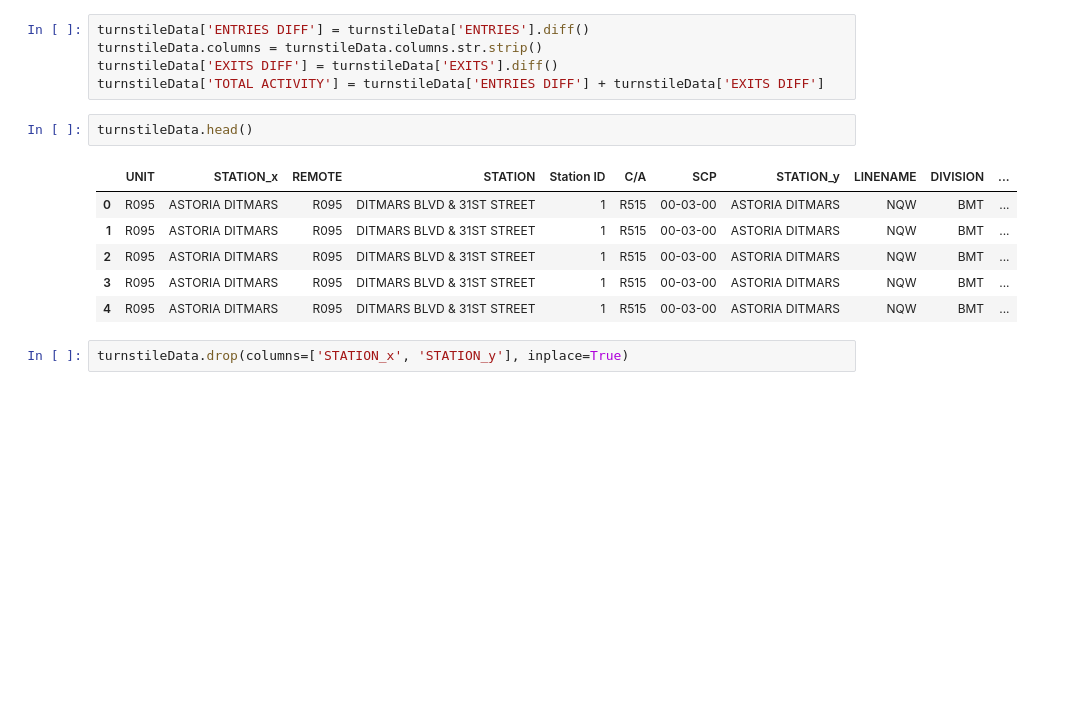
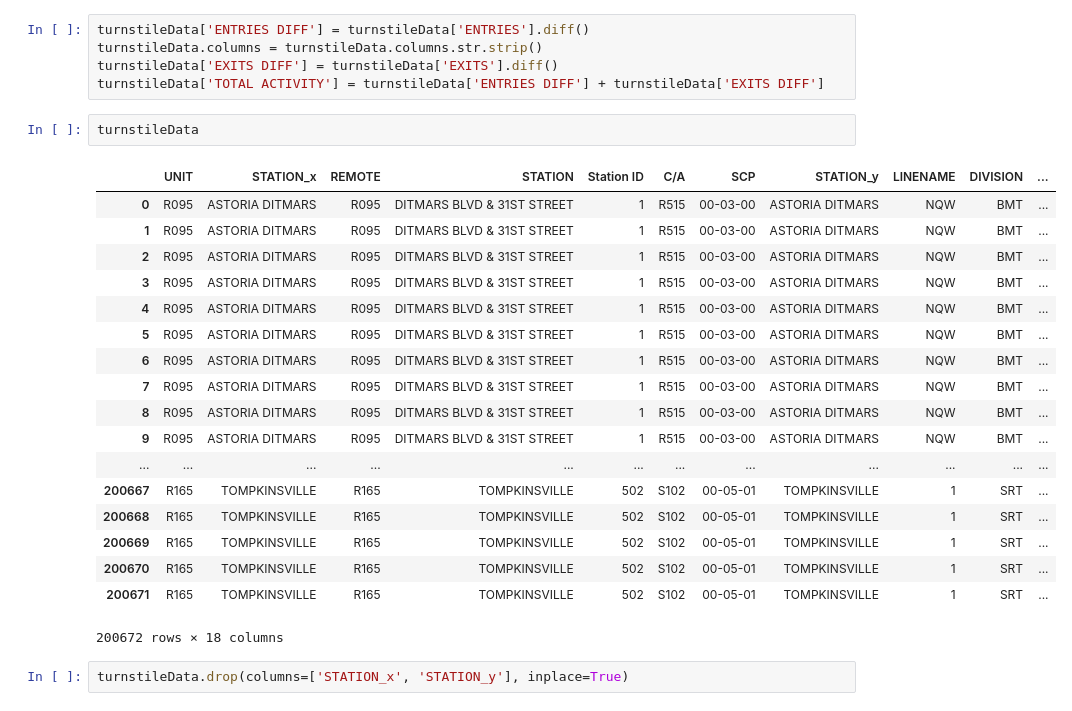
Before and after one commit to SpacePatroller/MTA_RIDERSHIP_ANALYSIS, a Jupyter notebook: csv_to_sqllite.ipynb, the cells around one changed output. Saved outputs shown, nothing was run; the diff lists cells and outputs as text; blank space fills up the shorter version.

```diff
--- a/csv_to_sqllite.ipynb
+++ b/csv_to_sqllite.ipynb
@@ -118,14 +118,26 @@ turnstileData.columns = turnstileData.columns.str.strip()
 turnstileData['EXITS DIFF'] = turnstileData['EXITS'].diff()
 turnstileData['TOTAL ACTIVITY'] = turnstileData['ENTRIES DIFF'] + turnstileData['EXITS DIFF']
 # %%
-turnstileData.head()
+turnstileData
 # %% [output]
 |  | UNIT | STATION_x | REMOTE | STATION | Station ID | C/A | SCP | STATION_y | LINENAME | DIVISION | ... |
 | 0 | R095 | ASTORIA DITMARS | R095 | DITMARS BLVD & 31ST STREET | 1 | R515 | 00-03-00 | ASTORIA DITMARS | NQW | BMT | ... |
 | 1 | R095 | ASTORIA DITMARS | R095 | DITMARS BLVD & 31ST STREET | 1 | R515 | 00-03-00 | ASTORIA DITMARS | NQW | BMT | ... |
 | 2 | R095 | ASTORIA DITMARS | R095 | DITMARS BLVD & 31ST STREET | 1 | R515 | 00-03-00 | ASTORIA DITMARS | NQW | BMT | ... |
 | 3 | R095 | ASTORIA DITMARS | R095 | DITMARS BLVD & 31ST STREET | 1 | R515 | 00-03-00 | ASTORIA DITMARS | NQW | BMT | ... |
 | 4 | R095 | ASTORIA DITMARS | R095 | DITMARS BLVD & 31ST STREET | 1 | R515 | 00-03-00 | ASTORIA DITMARS | NQW | BMT | ... |
+| 5 | R095 | ASTORIA DITMARS | R095 | DITMARS BLVD & 31ST STREET | 1 | R515 | 00-03-00 | ASTORIA DITMARS | NQW | BMT | ... |
+| 6 | R095 | ASTORIA DITMARS | R095 | DITMARS BLVD & 31ST STREET | 1 | R515 | 00-03-00 | ASTORIA DITMARS | NQW | BMT | ... |
+| 7 | R095 | ASTORIA DITMARS | R095 | DITMARS BLVD & 31ST STREET | 1 | R515 | 00-03-00 | ASTORIA DITMARS | NQW | BMT | ... |
+| 8 | R095 | ASTORIA DITMARS | R095 | DITMARS BLVD & 31ST STREET | 1 | R515 | 00-03-00 | ASTORIA DITMARS | NQW | BMT | ... |
+| 9 | R095 | ASTORIA DITMARS | R095 | DITMARS BLVD & 31ST STREET | 1 | R515 | 00-03-00 | ASTORIA DITMARS | NQW | BMT | ... |
+| ... | ... | ... | ... | ... | ... | ... | ... | ... | ... | ... | ... |
+| 200667 | R165 | TOMPKINSVILLE | R165 | TOMPKINSVILLE | 502 | S102 | 00-05-01 | TOMPKINSVILLE | 1 | SRT | ... |
+| 200668 | R165 | TOMPKINSVILLE | R165 | TOMPKINSVILLE | 502 | S102 | 00-05-01 | TOMPKINSVILLE | 1 | SRT | ... |
+| 200669 | R165 | TOMPKINSVILLE | R165 | TOMPKINSVILLE | 502 | S102 | 00-05-01 | TOMPKINSVILLE | 1 | SRT | ... |
+| 200670 | R165 | TOMPKINSVILLE | R165 | TOMPKINSVILLE | 502 | S102 | 00-05-01 | TOMPKINSVILLE | 1 | SRT | ... |
+| 200671 | R165 | TOMPKINSVILLE | R165 | TOMPKINSVILLE | 502 | S102 | 00-05-01 | TOMPKINSVILLE | 1 | SRT | ... |
+200672 rows × 18 columns
 # %%
 turnstileData.drop(columns=['STATION_x', 'STATION_y'], inplace=True)
 # %%
```
Also changed, not shown: parts of 7 cells of this notebook, 1 other file.
